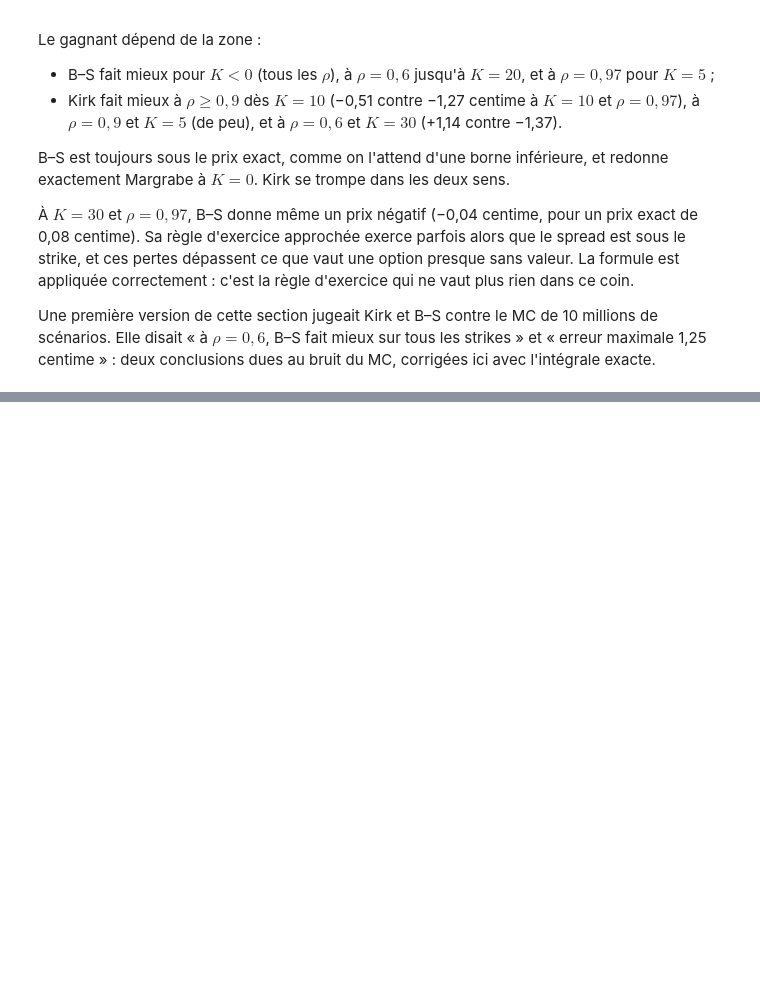
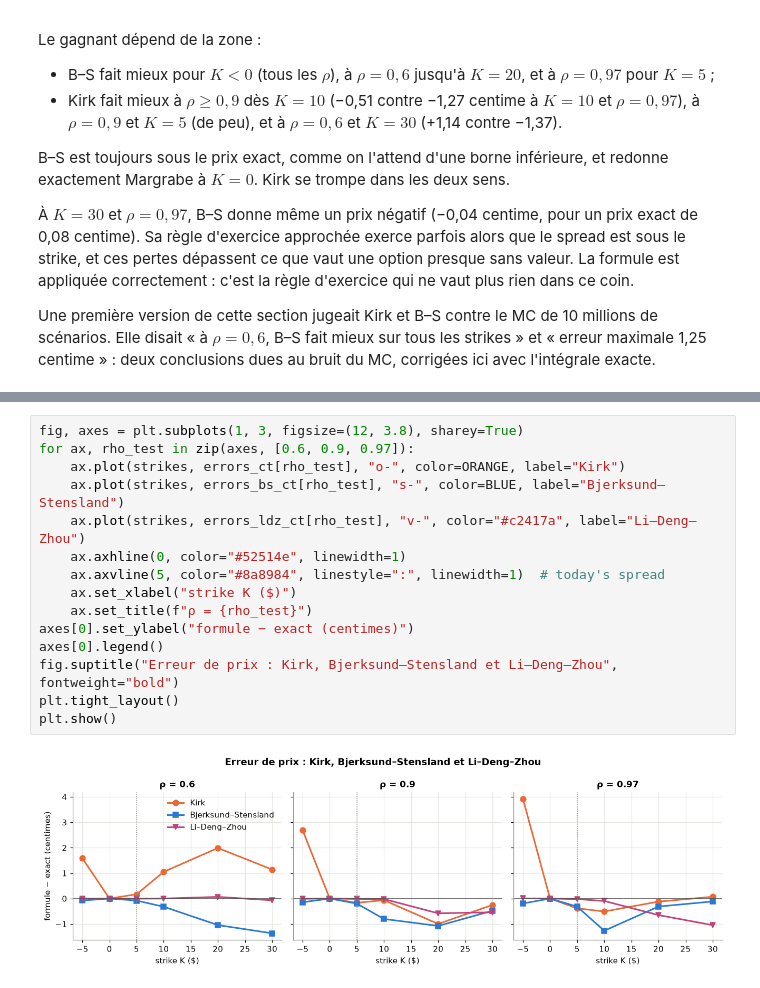
Before and after one commit to Maxence-Latreuille/spread-option-pricing, a Jupyter notebook: notebooks/04_methods_comparison.ipynb, the cells around one changed output, grey strips where cells are left out. Drawn from its saved outputs; the diff is of its cells as text; blank space fills up the shorter version.

```diff
--- a/notebooks/04_methods_comparison.ipynb
+++ b/notebooks/04_methods_comparison.ipynb
@@ -409,0 +453,17 @@ Une première version de cette section jugeait Kirk et B–S contre le MC de 10
+# %%
+fig, axes = plt.subplots(1, 3, figsize=(12, 3.8), sharey=True)
+for ax, rho_test in zip(axes, [0.6, 0.9, 0.97]):
+    ax.plot(strikes, errors_ct[rho_test], "o-", color=ORANGE, label="Kirk")
+    ax.plot(strikes, errors_bs_ct[rho_test], "s-", color=BLUE, label="Bjerksund–Stensland")
+    ax.plot(strikes, errors_ldz_ct[rho_test], "v-", color="#c2417a", label="Li–Deng–Zhou")
+    ax.axhline(0, color="#52514e", linewidth=1)
+    ax.axvline(5, color="#8a8984", linestyle=":", linewidth=1)  # today's spread
+    ax.set_xlabel("strike K ($)")
+    ax.set_title(f"ρ = {rho_test}")
+axes[0].set_ylabel("formule − exact (centimes)")
+axes[0].legend()
+fig.suptitle("Erreur de prix : Kirk, Bjerksund–Stensland et Li–Deng–Zhou", fontweight="bold")
+plt.tight_layout()
+plt.show()
+# %% [output]
+[figure, added]
```
Also changed, not shown: parts of 12 cells of this notebook.
